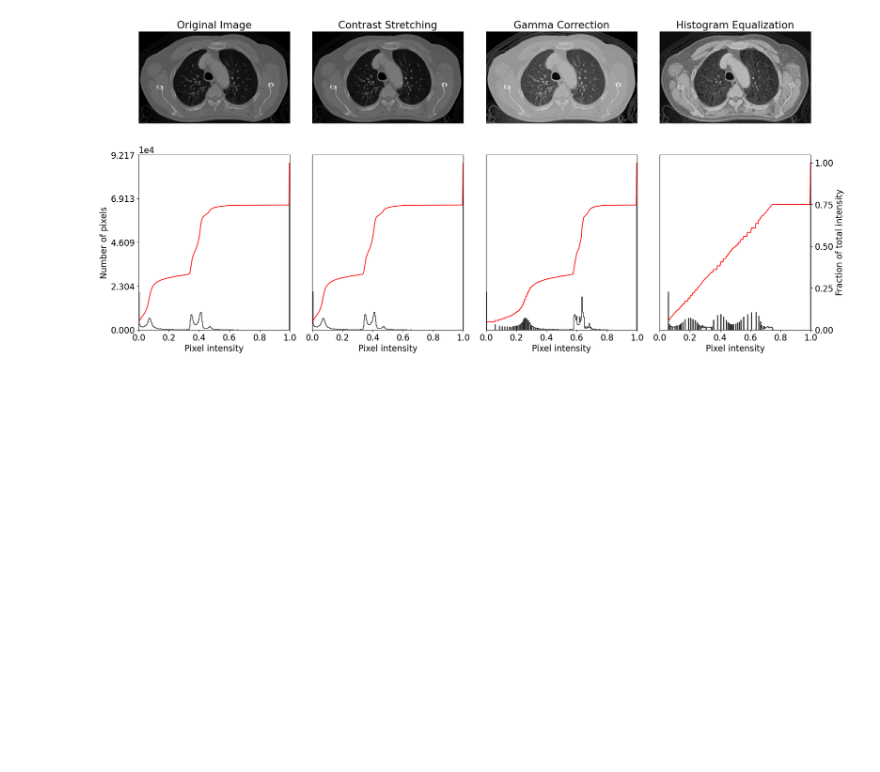
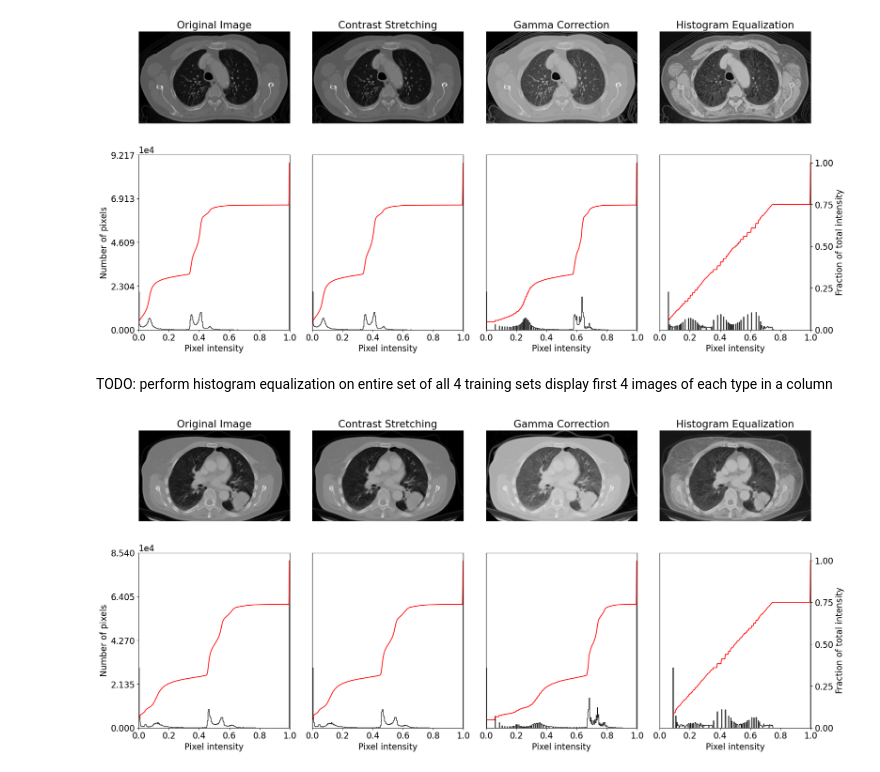
Before and after one commit to zacharyzimm/mids-281-final-project, a Jupyter notebook: contrast_equalization.ipynb, the cells around one changed output. Drawn from its saved outputs; the diff is of its cells as text; code cells hidden in the pictures; blank space fills up the shorter version.

```diff
--- a/contrast_equalization.ipynb
+++ b/contrast_equalization.ipynb
@@ -173,3 +180,13 @@ img_s = (img_s * 255).astype(np.uint8)
 display_images(img_s, contrast_stretching(img_s), gamma_correction(img_s, gamma=0.5), histogram_equalization(img_s))
 # %% [output]
 [figure]
+# %% [markdown]
+TODO:
+perform histogram equalization on entire set of all 4 training sets
+display first 4 images of each type in a column
+# %%
+# pre-process image
+img_a = (img_a * 255).astype(np.uint8)
+display_images(img_a, contrast_stretching(img_a), gamma_correction(img_a, gamma=0.5), histogram_equalization(img_a))
+# %% [output]
+[figure, added]
```
Also changed, not shown: parts of 3 cells of this notebook.
